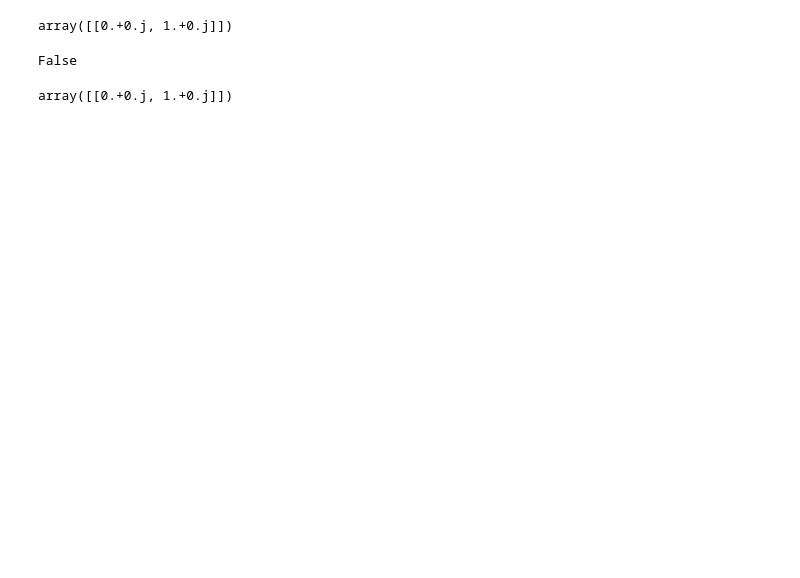
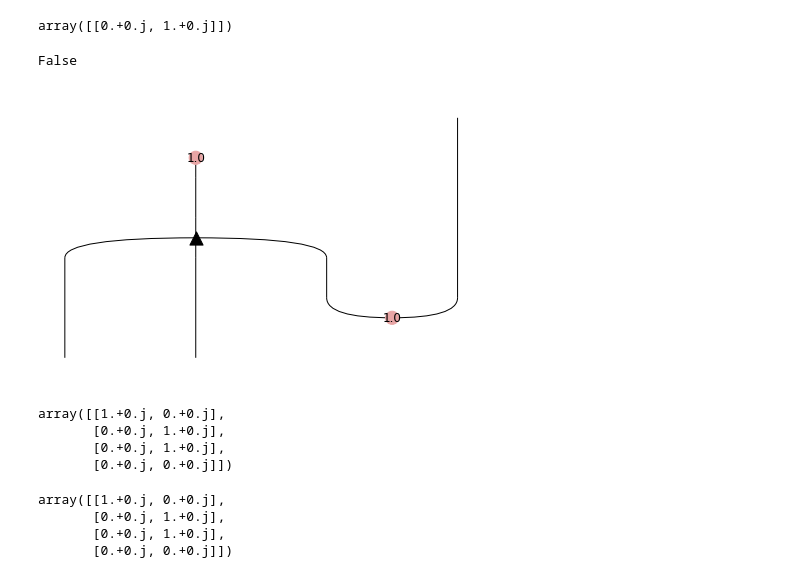
Before and after one commit to edwinagnew/zxw-diagrams, a Jupyter notebook: calcs.ipynb, the cells around one changed output. Cells and saved outputs as stored; diff of their text form; code cells hidden in the pictures; blank space fills up the shorter version.

```diff
--- a/calcs.ipynb
+++ b/calcs.ipynb
@@ -155,6 +158,19 @@ array([[0.+0.j, 1.+0.j]])
 # %% [output]
 False
 # %%
-eval(X(1, 0, 1))
+a = X(0, 1, 1) @ Id(1) >> W(3) @ Id(1) >> Id(2) @ X(2, 0, 1)
+a.draw()
+eval(a)
 # %% [output]
+[figure, added]
-array([[0.+0.j, 1.+0.j]])
+array([[1.+0.j, 0.+0.j],
+       [0.+0.j, 1.+0.j],
+       [0.+0.j, 1.+0.j],
+       [0.+0.j, 0.+0.j]])
+# %%
+eval(W(2))
+# %% [output]
+array([[1.+0.j, 0.+0.j],
+       [0.+0.j, 1.+0.j],
+       [0.+0.j, 1.+0.j],
+       [0.+0.j, 0.+0.j]])
```
Also changed, not shown: parts of 12 cells of this notebook, 1 other file.
